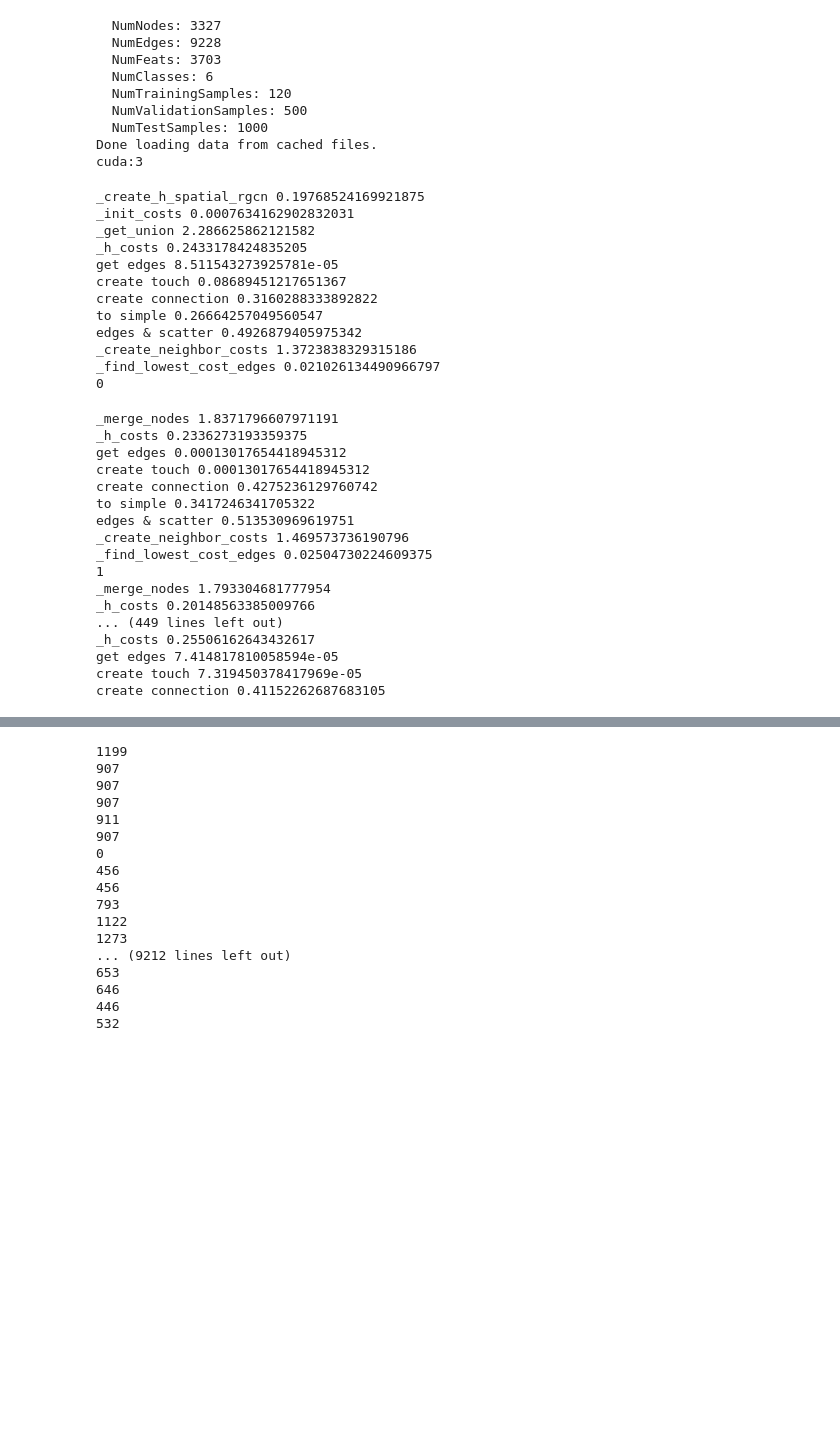
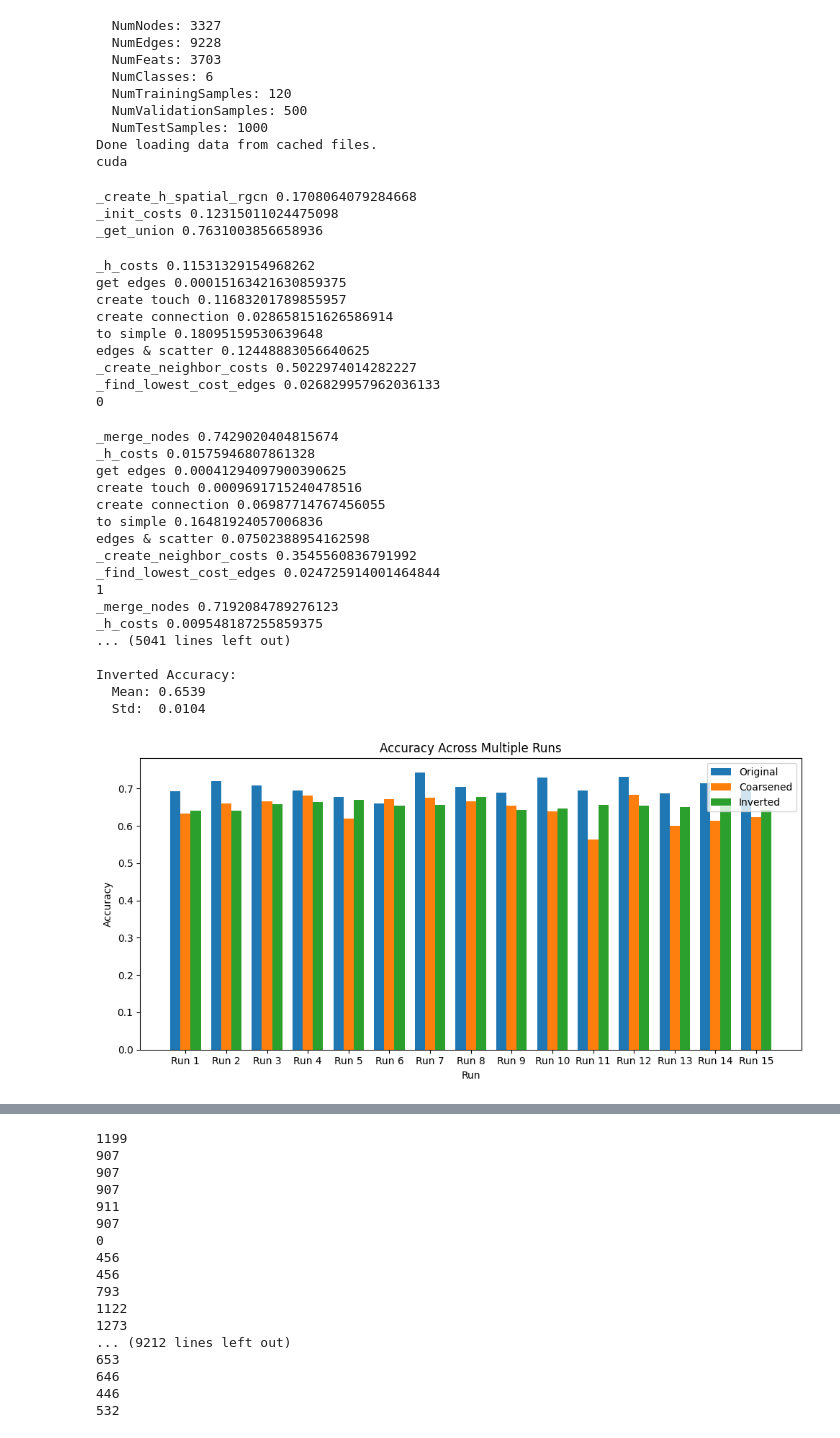
Before and after one commit to Robino-CK/hetero-conv-matching, a Jupyter notebook: test_citeer_acc_mult.ipynb, the cells around one changed output, grey strips where cells are left out. Saved outputs shown, nothing was run; the diff lists cells and outputs as text; code cells hidden in the pictures; blank space fills up the shorter version.

```diff
--- a/test_citeer_acc_mult.ipynb
+++ b/test_citeer_acc_mult.ipynb
@@ -12,7 +12,7 @@ torch.cuda.empty_cache()
 dataset = Citeseer()
 original_graph = dataset.load_graph()
 
-device = torch.device('cuda:3' if torch.cuda.is_available() else 'cpu')
+device = torch.device('cuda' if torch.cuda.is_available() else 'cpu')
 original_graph = original_graph.to(device=device)
 print(device)
 # %% [output]
@@ -24,4 +24,4 @@ print(device)
   NumValidationSamples: 500
   NumTestSamples: 1000
 Done loading data from cached files.
-cuda:3
+cuda
@@ -262,66 +259,64 @@ class HeteroGCNCiteer(nn.Module):
    # coarsener = HeteroRGCNCoarsener(test.g, 0.4, num_nearest_init_neighbors_per_type)
 
     #coarsener.init()
     #coarsener.coarsen_step()
 
-num_nearest_init_neighbors_per_type = {"paper": 1, "cites": 15, "cited-by":1}
-
-device = torch.device('cuda:2' if torch.cuda.is_available() else 'cpu')
-#device = "cpu"
-coarsener = HeteroRGCNCoarsener(original_graph, 0.4, num_nearest_init_neighbors_per_type, device=device, pairs_per_level=10, use_out_degree= True, approx_neigh=False)
+num_nearest_init_neighbors_per_type = {"paper": 1, "cites": 25, "cited-by":1}
+coarsener = HeteroRGCNCoarsener(original_graph, 0.4, num_nearest_init_neighbors_per_type, device=device, pairs_per_level=10,norm_p=2, approx_neigh=False)
 coarsener.init()
 
-for i in range(100):
+for i in range(500):
     if not coarsener.summarized_graph.num_nodes()/ original_graph.num_nodes() > 0.1:
         continue
     # if len(coarsener.candidates["paper"]) < 5:
     #     continue
     print(i)
     coarsener.coarsen_step()
 
 coarsend_graph = coarsener.summarized_graph
 #coarsend_graph = coarsend_graph.cpu()
 mapping = coarsener.get_mapping("paper")
 labels = coarsener.get_labels(mapping, "paper")
 coarsend_graph.nodes["paper"].data["label"] = torch.tensor([labels[i] for i in range(len(labels))], device=device)
 print("ratio", coarsend_graph.num_nodes()/ original_graph.num_nodes() )
 
 run_multiple_experiments(
     original_graph=original_graph,
     coarsend_graph=coarsend_graph,
     mapping=mapping,
     get_splits_and_labels=get_splits_and_labels,
     model_class=HeteroGCNCiteer,  # or ImprovedHeteroGNN if needed
-    num_runs=5,
+    num_runs=15,
     epochs=150
 )
 # %% [output]
-_create_h_spatial_rgcn 0.19768524169921875
-_init_costs 0.0007634162902832031
-_get_union 2.286625862121582
-_h_costs 0.2433178424835205
-get edges 8.511543273925781e-05
-create touch 0.08689451217651367
-create connection 0.3160288333892822
-to simple 0.26664257049560547
-edges & scatter 0.4926879405975342
-_create_neighbor_costs 1.3723838329315186
-_find_lowest_cost_edges 0.021026134490966797
-0
+_create_h_spatial_rgcn 0.1708064079284668
+_init_costs 0.12315011024475098
+_get_union 0.7631003856658936
-_merge_nodes 1.8371796607971191
-_h_costs 0.2336273193359375
-get edges 0.00013017654418945312
-create touch 0.00013017654418945312
-create connection 0.4275236129760742
-to simple 0.3417246341705322
-edges & scatter 0.513530969619751
-_create_neighbor_costs 1.469573736190796
-_find_lowest_cost_edges 0.02504730224609375
-1
-_merge_nodes 1.793304681777954
-_h_costs 0.20148563385009766
-... (449 lines left out)
-_h_costs 0.25506162643432617
-get edges 7.414817810058594e-05
-create touch 7.319450378417969e-05
-create connection 0.41152262687683105
+_h_costs 0.11531329154968262
+get edges 0.00015163421630859375
+create touch 0.11683201789855957
+create connection 0.028658151626586914
+to simple 0.18095159530639648
+edges & scatter 0.12448883056640625
+_create_neighbor_costs 0.5022974014282227
+_find_lowest_cost_edges 0.026829957962036133
+0
+_merge_nodes 0.7429020404815674
+_h_costs 0.01575946807861328
+get edges 0.00041294097900390625
+create touch 0.0009691715240478516
+create connection 0.06987714767456055
+to simple 0.16481924057006836
+edges & scatter 0.07502388954162598
+_create_neighbor_costs 0.3545560836791992
+_find_lowest_cost_edges 0.024725914001464844
+1
+_merge_nodes 0.7192084789276123
+_h_costs 0.009548187255859375
+... (5041 lines left out)
+
+Inverted Accuracy:
+  Mean: 0.6539
+  Std:  0.0104
+[figure, added]
```
Also changed, not shown: parts of 5 cells of this notebook, 4 other files.
